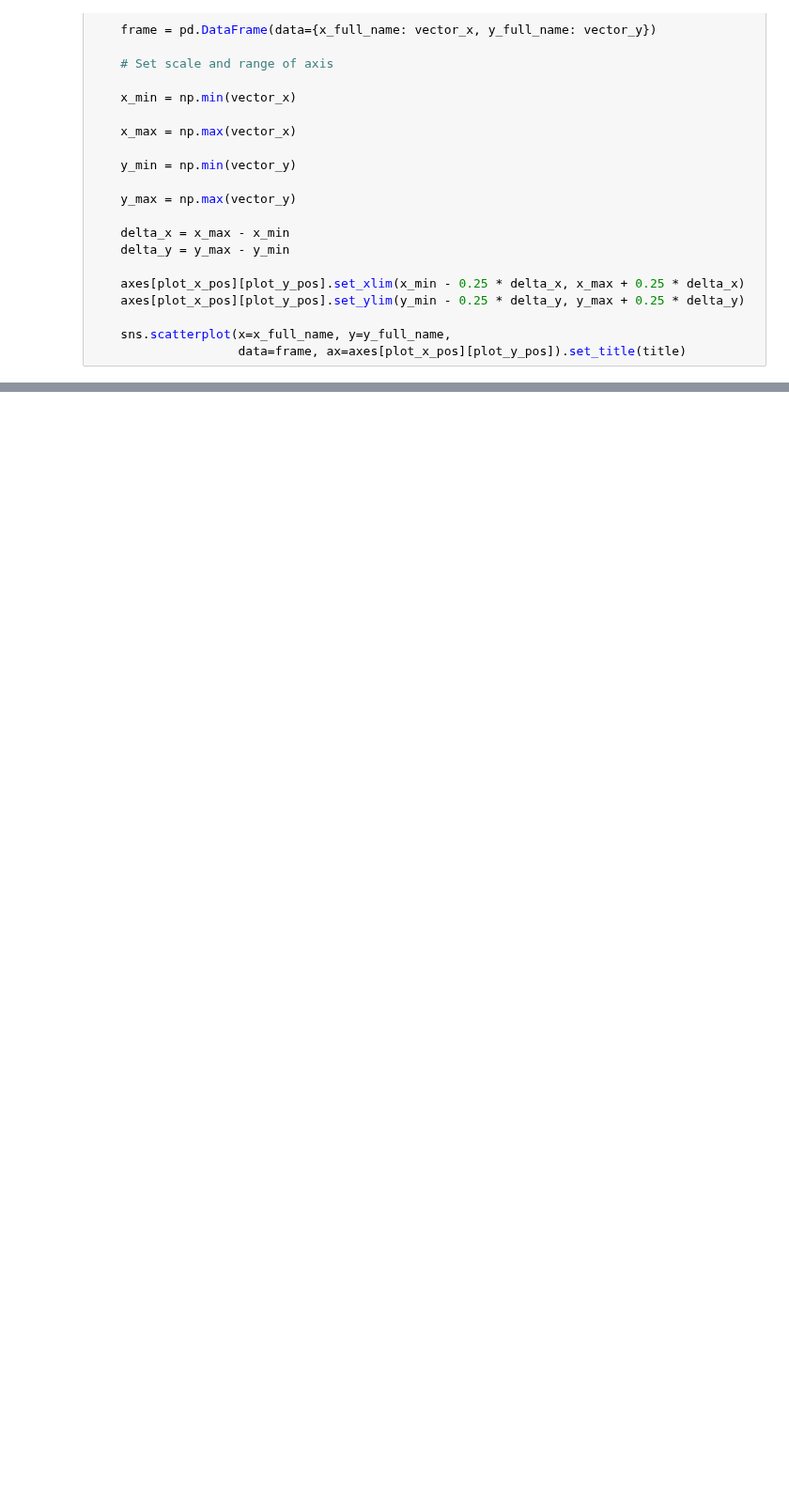
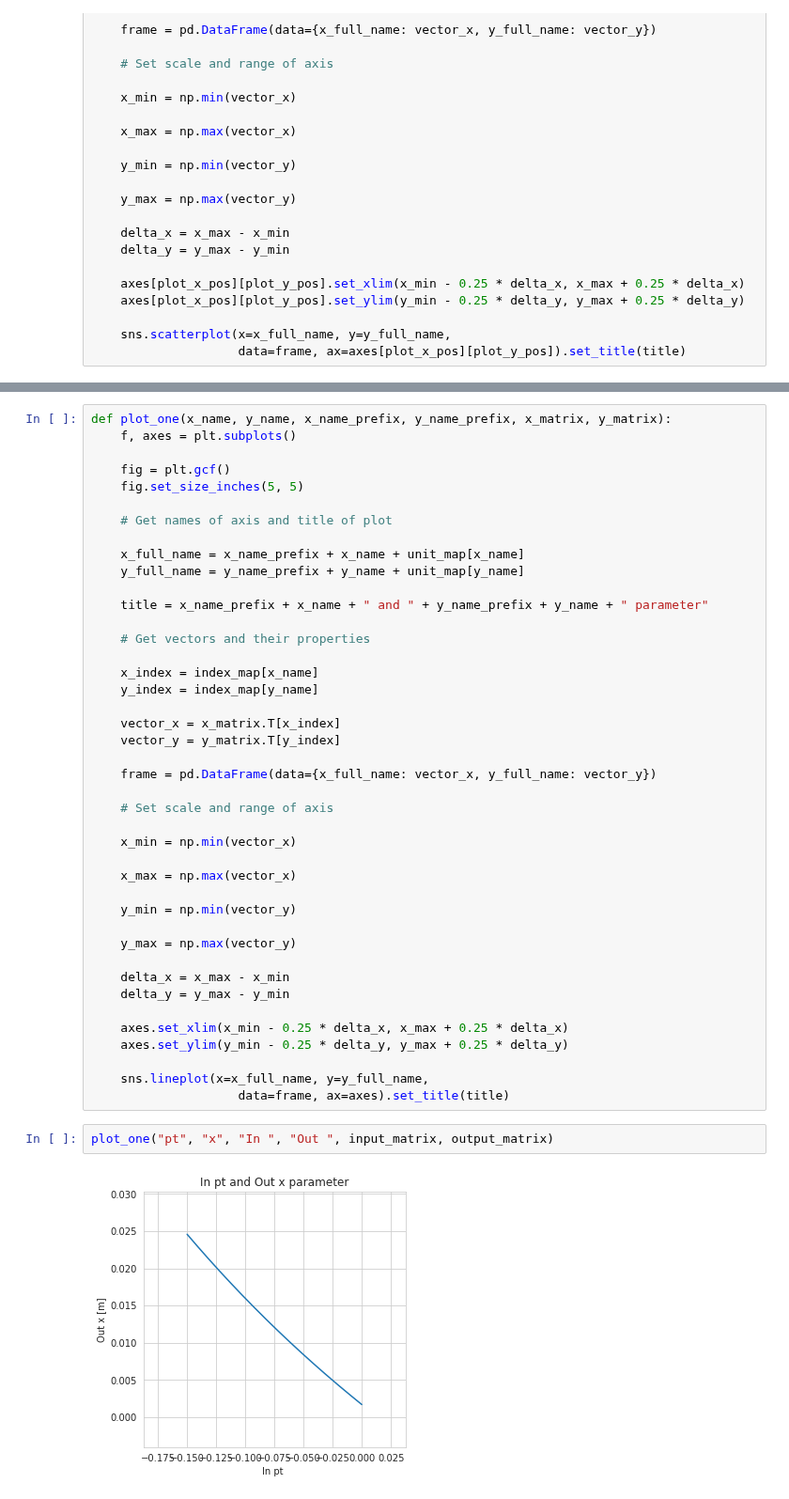
Before and after one commit to mucharafal/optics_generator_python, a Jupyter notebook: notebooks/BeamPlotsApproximator.ipynb, the cells around one changed output, grey strips where cells are left out. Shown at 94% size. Drawn from its saved outputs; the diff is of its cells as text; blank space fills up the shorter version.

```diff
--- a/notebooks/BeamPlotsApproximator.ipynb
+++ b/notebooks/BeamPlotsApproximator.ipynb
@@ -273,0 +277,46 @@ plot("theta y", "x", "In ", "Out ", input_matrix, output_matrix, axes, 1, 1)
+# %%
+def plot_one(x_name, y_name, x_name_prefix, y_name_prefix, x_matrix, y_matrix):
+    f, axes = plt.subplots()
+
+    fig = plt.gcf()
+    fig.set_size_inches(5, 5)
+
+    # Get names of axis and title of plot
+
+    x_full_name = x_name_prefix + x_name + unit_map[x_name]
+    y_full_name = y_name_prefix + y_name + unit_map[y_name]
+
+    title = x_name_prefix + x_name + " and " + y_name_prefix + y_name + " parameter"
+
+    # Get vectors and their properties
+
+    x_index = index_map[x_name]
+    y_index = index_map[y_name]
+
+    vector_x = x_matrix.T[x_index]
+    vector_y = y_matrix.T[y_index]
+
+    frame = pd.DataFrame(data={x_full_name: vector_x, y_full_name: vector_y})
+
+    # Set scale and range of axis
+
+    x_min = np.min(vector_x)
+
+    x_max = np.max(vector_x)
+
+    y_min = np.min(vector_y)
+
+    y_max = np.max(vector_y)
+
+    delta_x = x_max - x_min
+    delta_y = y_max - y_min
+
+    axes.set_xlim(x_min - 0.25 * delta_x, x_max + 0.25 * delta_x)
+    axes.set_ylim(y_min - 0.25 * delta_y, y_max + 0.25 * delta_y)
+
+    sns.lineplot(x=x_full_name, y=y_full_name,
+                    data=frame, ax=axes).set_title(title)
+# %%
+plot_one("pt", "x", "In ", "Out ", input_matrix, output_matrix)
+# %% [output]
+[figure, added]
```
Also changed, not shown: parts of 9 cells of this notebook, 46 other files.
